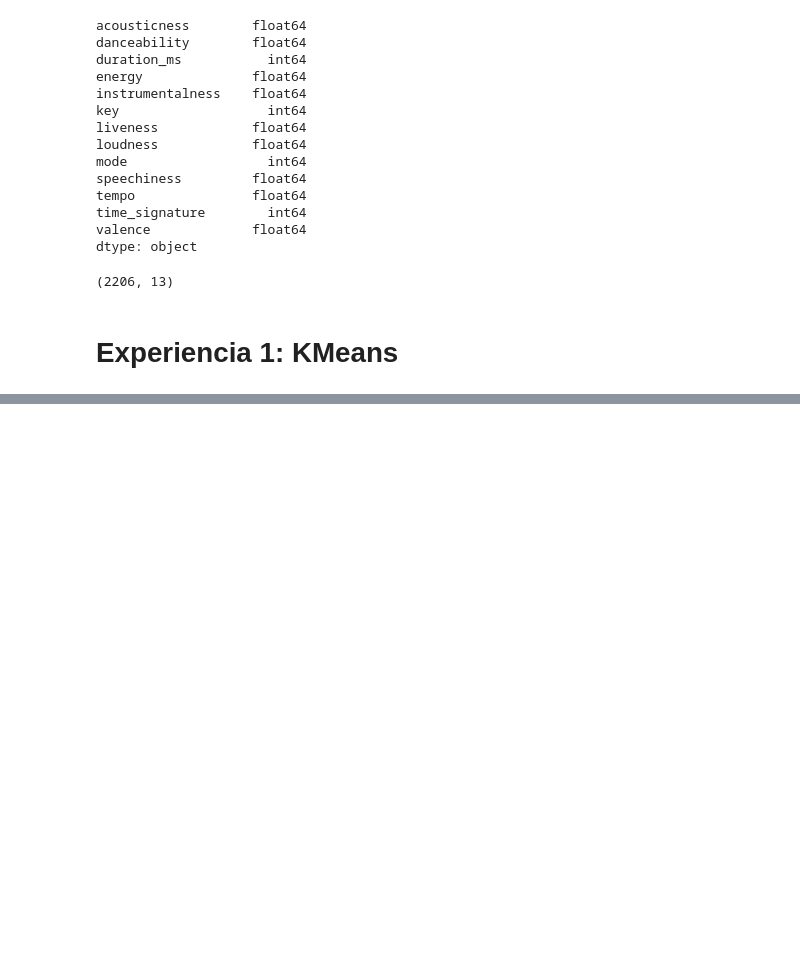
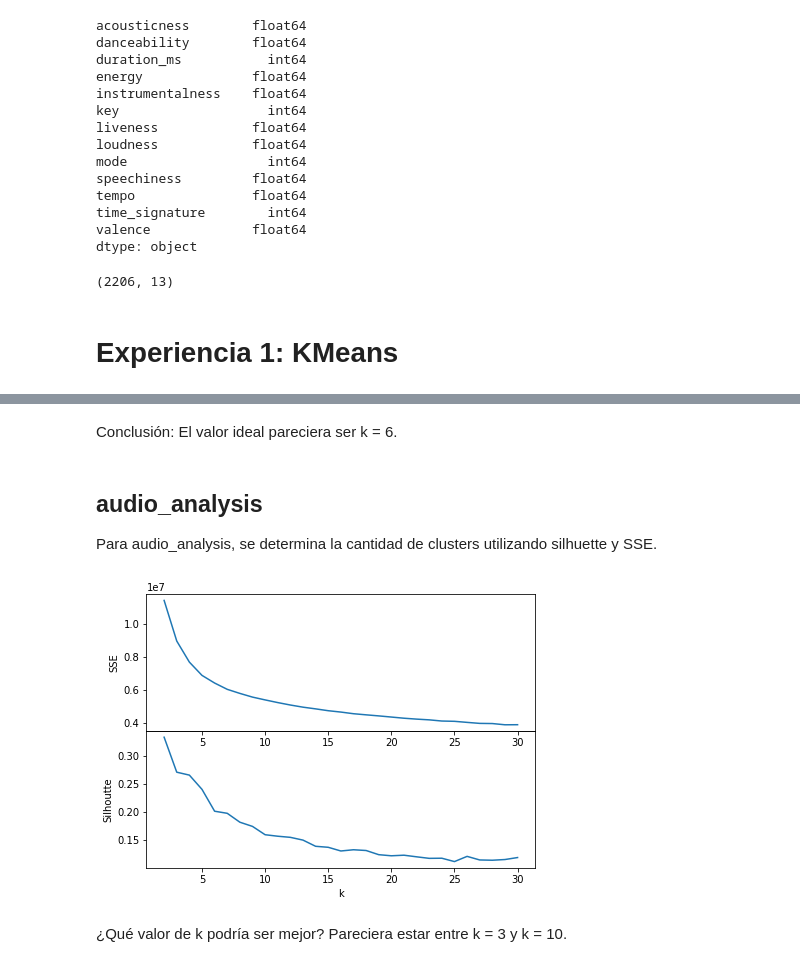
Before and after one commit to elfrasco/dmcyt_tp1, a Jupyter notebook: TP1/TP1_KMeans.ipynb, the cells around one changed output, grey strips where cells are left out. Drawn from its saved outputs; the diff is of its cells as text; code cells hidden in the pictures; blank space fills up the shorter version.

```diff
--- a/TP1/TP1_KMeans.ipynb
+++ b/TP1/TP1_KMeans.ipynb
@@ -296,0 +119,12 @@ TODO:
+# %% [markdown]
+Conclusión: El valor ideal pareciera ser k = 6.
+# %% [markdown]
+## audio_analysis
+
+Para audio_analysis, se determina la cantidad de clusters utilizando silhuette y SSE.
+# %%
+plot_silhouettes_and_sses(audio_analysis_original, 30)
+# %% [output]
+[figure, added]
+# %% [markdown]
+¿Qué valor de k podría ser mejor? Pareciera estar entre k = 3 y k = 10.
```
Also changed, not shown: parts of 44 cells of this notebook, 1 other file.
